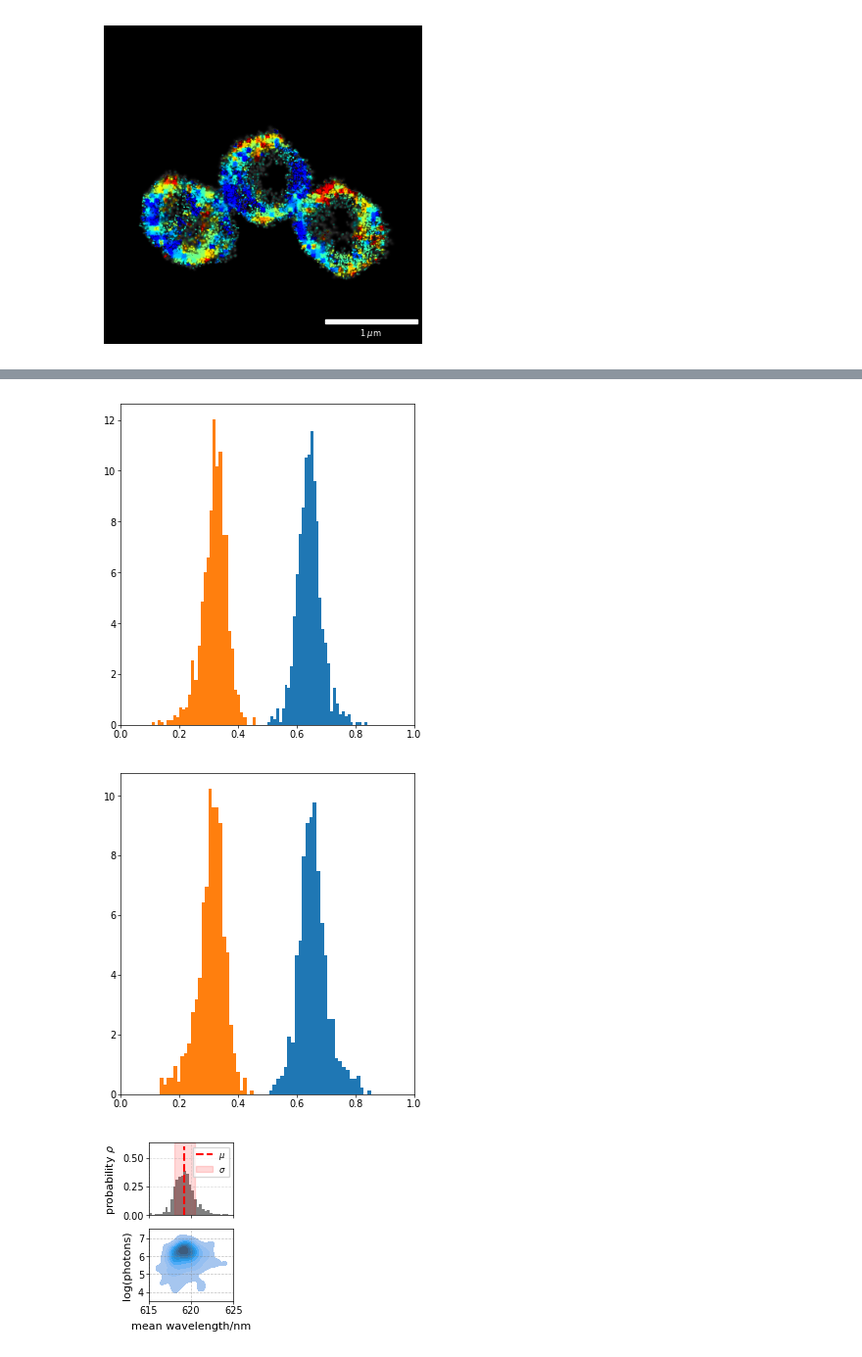
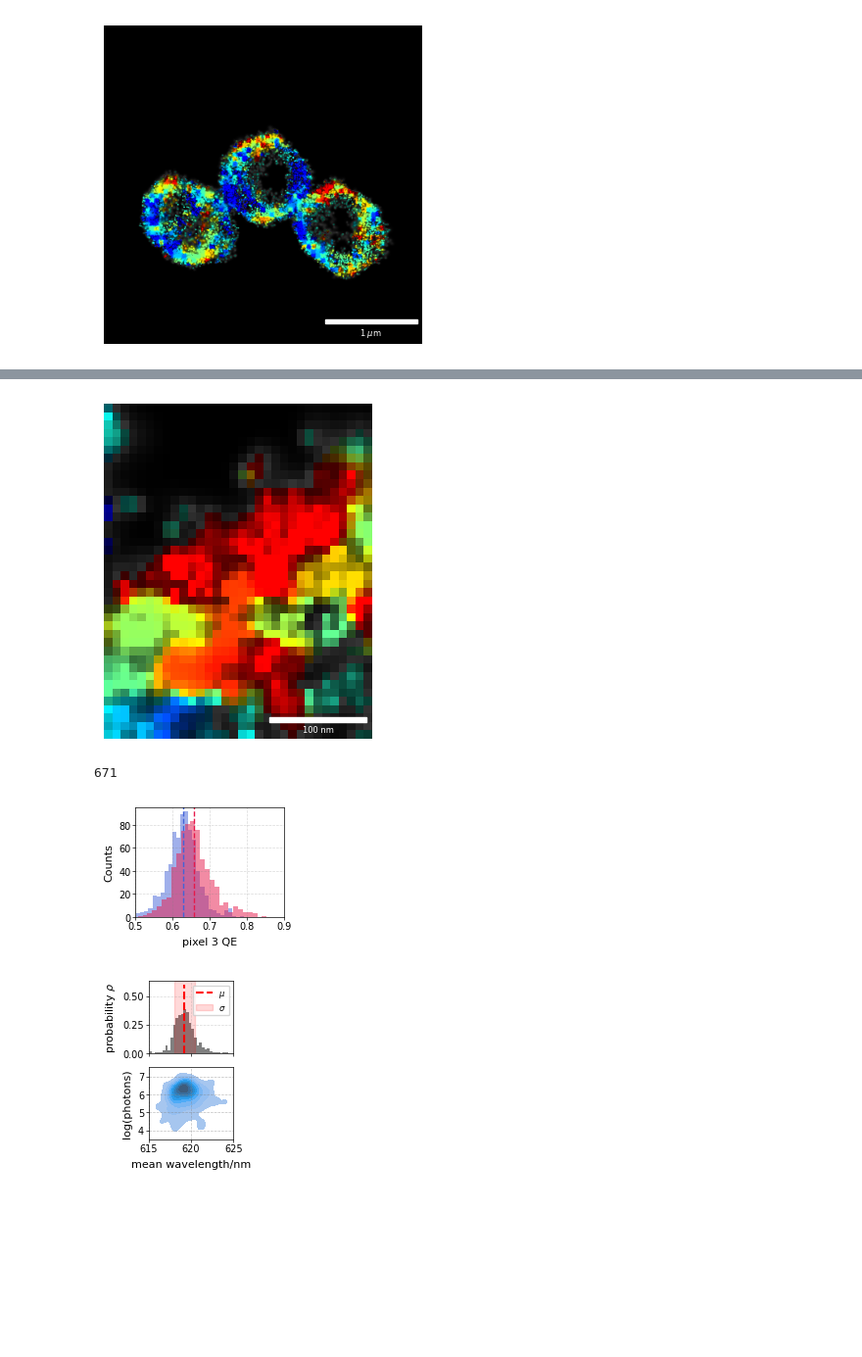
Before and after one commit to JBeckwith/pyS3M, a Jupyter notebook: notebooks/saureus/SAureus_PostAnalysis.ipynb, the cells around one changed output, grey strips where cells are left out. Shown at 98% size. Drawn from its saved outputs; the diff is of its cells as text; code cells hidden in the pictures; blank space fills up the shorter version.

```diff
--- a/notebooks/saureus/SAureus_PostAnalysis.ipynb
+++ b/notebooks/saureus/SAureus_PostAnalysis.ipynb
@@ -546,8 +546,8 @@ def get_region_localisations(df, rectangles):
 # Rectangles in absolute camera pixels (matching xc/yc in df_with_wavelengths).
 # The zoom-in spans x ∈ [322.5, 372.5] and y ∈ [402.5, 452.5] camera pixels.
 rects = [
-    dict(x0=360, y0=418, w=10, h=5, color='#e6194b', label='Region A'),
-    dict(x0=355, y0=424, w=5, h=5, color='#4363d8', label='Region B'),
+    dict(x0=351, y0=425, w=4, h=5, color='#4363d8', label='Region A'),
+    dict(x0=355, y0=424, w=4, h=5, color='#e6194b', label='Region B'),
 ]
 
 region_A, region_B = get_region_localisations(df_with_wavelengths, rects)
@@ -602,19 +622,46 @@ plt.show()
+# %%
+fig, axs = plotter.one_column_plot()
+
+
+axs = plotter.colour_image_plot(
+    axs=axs,
+    data=zoomed_images[1],
+    cbar='off',
+    cbarlabel="localisations",
+    pixelsize=69 / oversampling,
+    scalebarsize=100,
+    scalebarlabel=r"100 nm",
+)
+folder = '/scratch/sycamore-asap/2026_Multicolour_Paper/For_Talks'
+plt.savefig(os.path.join(folder, "SAureus_Zoomed_Area_2.svg"), dpi=600, format="svg")
+plt.show()
+# %% [output]
+[figure, added]
+# %%
+print(len(region_B))
+# %% [output]
+671
 # %%
-plt.hist(region_A['A_R'], np.histogram_bin_edges(region_A['A_R'], 'fd'), density=True);
-plt.hist(region_A['A_G'], np.histogram_bin_edges(region_A['A_G'], 'fd'), density=True);
+fig, axs = plotter.one_column_plot(width=2, height=1.5)
 
-plt.xlim([0, 1])
+axs = plotter.histogram_plot(axs, region_A['A_R'], np.histogram_bin_edges(region_A['A_R'], 'fd'),
+                             density=False,
+                            histcolor='#4363d8', alpha=0.5);
+axs = plotter.histogram_plot(axs, region_B['A_R'], np.histogram_bin_edges(region_B['A_R'], 'fd'),
+                             density=False,
+                            histcolor='#e6194b', alpha=0.5, xaxislabel='pixel 3 QE');
+
+axs.vlines(ymin=0, ymax=100, x=np.mean(region_A['A_R']), color='#4363d8', ls='--', lw=1)
+axs.vlines(ymin=0, ymax=100, x=np.mean(region_B['A_R']), color='#e6194b', ls='--', lw=1)
+
+#plt.legend(loc='best', fontsize=6)
+axs.set_ylim([0, 95])
+plt.xlim([0.5, 0.9])
+folder = '/scratch/sycamore-asap/2026_Multicolour_Paper/For_Talks'
+plt.savefig(os.path.join(folder, "SAureus_Histogram.svg"), dpi=600, format="svg")
 plt.show()
 # %% [output]
-[figure, old version]
+[figure, new version]
-# %%
-plt.hist(region_B['A_R'], np.histogram_bin_edges(region_B['A_R'], 'fd'), density=True);
-plt.hist(region_B['A_G'], np.histogram_bin_edges(region_B['A_G'], 'fd'), density=True);
-
-plt.xlim([0, 1])
-plt.show()
-# %% [output]
-[figure, removed]
 # %%
 averaged = df_with_wavelengths.groupby('pixel_ix', as_index=False).agg(
       xc       = ('xc',      'mean'),
```
Also changed, not shown: parts of 4 cells of this notebook.
